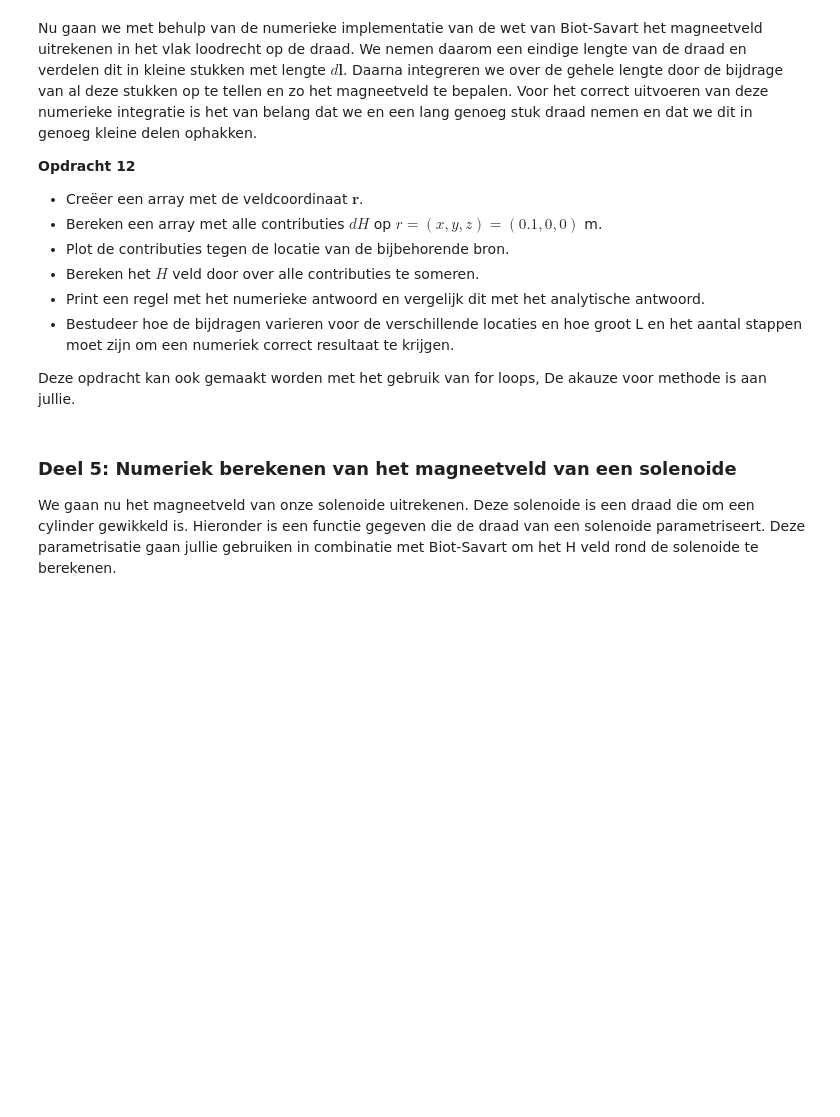
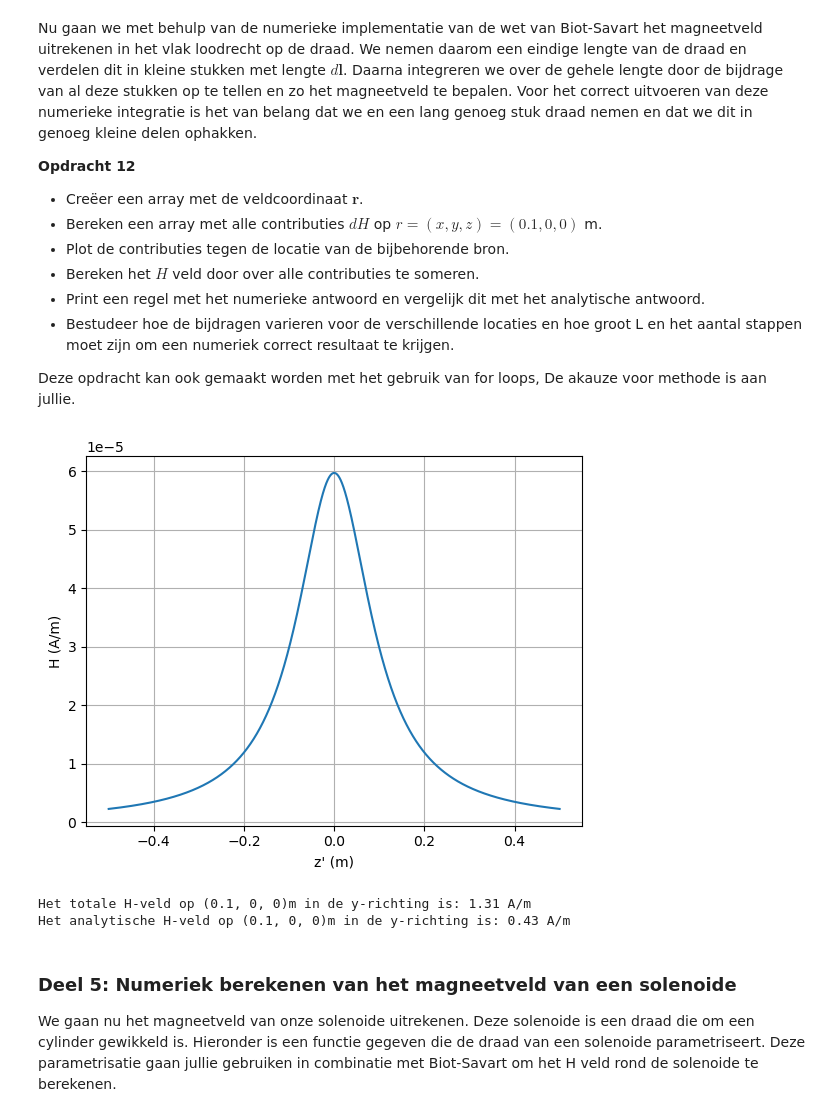
Before and after one commit to T-L-cc/opdrachten-DEF-D, a Jupyter notebook: 2KrachtactuatorOpdracht/KrachtactuatorOpdracht.ipynb, the cells around one changed output. Drawn from its saved outputs; the diff is of its cells as text; code cells hidden in the pictures; blank space fills up the shorter version.

```diff
--- a/2KrachtactuatorOpdracht/KrachtactuatorOpdracht.ipynb
+++ b/2KrachtactuatorOpdracht/KrachtactuatorOpdracht.ipynb
@@ -127,7 +127,7 @@ Zet de relevante parameters in een Python script en maak een Python functie die
 # %% [markdown]
 Plaats in deze cel een png met jullie eventuele analytische uitwerkingen.
 # %%
-rho_copper = 0.0175e-6 #ohm meter
+rho_copper = 1.68e-8 #ohm meter
 
 def draadlengte(U,I,diameter):
     R = U/I
@@ -335,18 +335,16 @@ De functie moet het magneetveld van een lijnelement $d\mathbf{l}$ berekenen. Geb
 
 Bereken met deze functie alle componenten van het magneetveld voor een veldpositie op $x=0.1$ m voor een stroombronelement in de oorsprong met een stroom van 6 A een lengte van $d\mathbf{l}$ gelijk aan $L/64$. Print het analytische en numerieke antwoord naar de command line en controleer dat het magneetveld gelijk is aan $\mathbf{H} =  0.0746 \hat{\mathbf{y}}$ A/m is.
 # %%
+
+L_draad = 1
+
 dl=np.array([0, 0, L_draad/64])
 r_field=np.array([0.1, 0, 0])
 r_source=np.array([0, 0, 0])
 I = 6
-L_draad = 0.1
-
 
 def field_current_element(r_field, r_source, dl):
-    # r_field are coordinates at which we want to calculate the field
-    # r_source are coordinates of the current source
-    # dl is the vector of the length of the current element
-    # Gebruik np.cross om het uitproduct te berekenen
+    dH = (I/(4*np.pi))*np.cross(dl, r_field-r_source)/(np.linalg.norm(r_field-r_source)**2)
     return dH
 analytical_answer=(I/4/np.pi)*(L_draad/64)/np.sum((r_field-r_source)**2) # een veld elementje.
 print('The analytical answer is ' + str(analytical_answer) + ' A/m in the y-direction')
@@ -367,9 +366,35 @@ Nu gaan we met behulp van de numerieke implementatie van de wet van Biot-Savart
 
 Deze opdracht kan ook gemaakt worden met het gebruik van for loops, De akauze voor methode is aan jullie.
 # %%
-###
-###Jullie code hier###
-###
+N = 80000
+dl=np.array([0, 0, L_draad/(N)])
+r = np.array([0.1, 0, 0])
+r_source = np.array([0, 0, -L_draad/2])
+dH = np.zeros((N,3))
+
+r_array_source = np.zeros((N, 3))
+
+for i in range(N):
+    r_array_source[i] = r_source + i*dl
+    dH[i] = field_current_element(r_field, r_array_source[i], dl)
+
+plt.figure(4)
+plt.plot(r_array_source[:,2], dH[:,1])
+
+plt.xlabel("z' (m)")
+plt.ylabel('H (A/m)')
+plt.grid()
+plt.show()
+
+H_total_y = np.sum(dH[:,1])
+H_analitical = I*L_draad/2 / (2*np.pi*L_draad*np.sqrt(L_draad**2 + (L_draad/2)**2))
+
+print(f'Het totale H-veld op (0.1, 0, 0)m in de y-richting is: {H_total_y:.2f} A/m')
+print(f'Het analytische H-veld op (0.1, 0, 0)m in de y-richting is: {H_analitical:.2f} A/m')
+# %% [output]
+[figure, added]
+Het totale H-veld op (0.1, 0, 0)m in de y-richting is: 1.31 A/m
+Het analytische H-veld op (0.1, 0, 0)m in de y-richting is: 0.43 A/m
 # %% [markdown]
 ### Deel 5: Numeriek berekenen van het magneetveld van een solenoide
 
```
Also changed, not shown: parts of 3 cells of this notebook.
